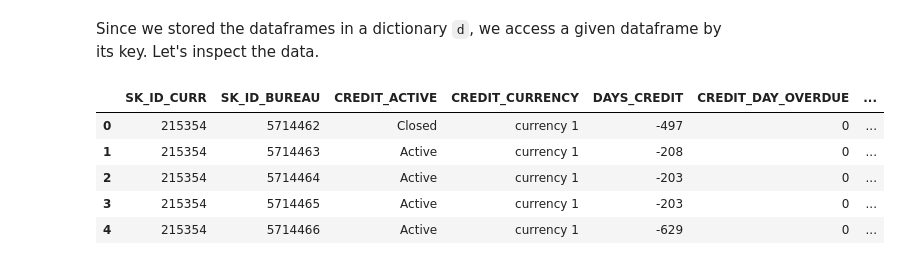
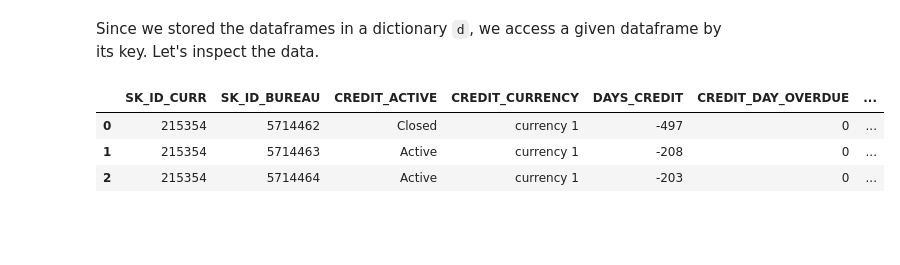
Before and after one commit to rca-devs/CIS-5450, a Jupyter notebook: CIS_5450_course_project.ipynb, the cells around one changed output. Drawn from its saved outputs; the diff is of its cells as text; code cells hidden in the pictures; blank space fills up the shorter version.

```diff
--- a/CIS_5450_course_project.ipynb
+++ b/CIS_5450_course_project.ipynb
@@ -138,12 +141,10 @@ Creating: previous_application_df
 Since we stored the dataframes in a dictionary `d`, we access a given dataframe by its key.  Let's inspect the data.
 # %%
 # access dataframes via a dictionary such as d['bureau_df']
-d['bureau_df'].head()
+d['bureau_df'].head(3)
 # %% [output]
 |  | SK_ID_CURR | SK_ID_BUREAU | CREDIT_ACTIVE | CREDIT_CURRENCY | DAYS_CREDIT | CREDIT_DAY_OVERDUE | ... |
 | 0 | 215354 | 5714462 | Closed | currency 1 | -497 | 0 | ... |
 | 1 | 215354 | 5714463 | Active | currency 1 | -208 | 0 | ... |
 | 2 | 215354 | 5714464 | Active | currency 1 | -203 | 0 | ... |
-| 3 | 215354 | 5714465 | Active | currency 1 | -203 | 0 | ... |
-| 4 | 215354 | 5714466 | Active | currency 1 | -629 | 0 | ... |
 # %%
```
Also changed, not shown: parts of 36 cells of this notebook.
